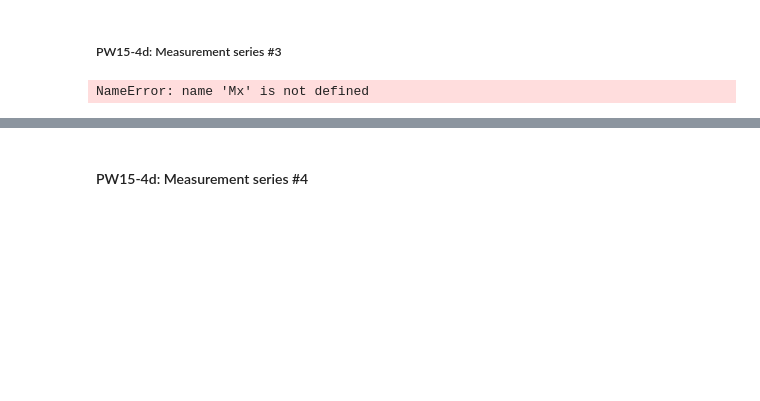
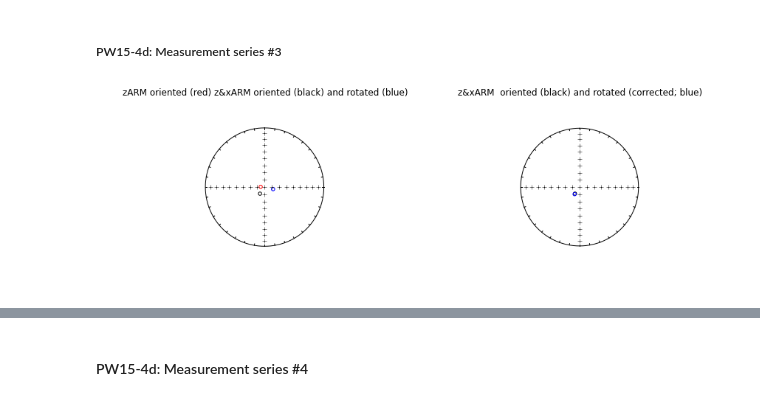
Before and after one commit to Swanson-Hysell-Group/2015_Feinberg-et-al_low-temp, a Jupyter notebook: Code/LowT_Data_Analysis.ipynb, the cells around one changed output, grey strips where cells are left out. Cells and saved outputs as stored; diff of their text form; code cells hidden in the pictures; blank space fills up the shorter version.

```diff
--- a/Code/LowT_Data_Analysis.ipynb
+++ b/Code/LowT_Data_Analysis.ipynb
@@ -2250,52 +2276,58 @@ zARMxARM_rotated=[]
 
 #negative z-axis ARM (0.1 mT bias field in 200 mT AF field)
 for n in range(375,376):
-    Mx_full,My_full,Mz_full=Mx[n],My[n],Mz[n]
+    Mx_full=PW15_data['Mx[Am2]'][n]
+    My_full=PW15_data['My[Am2]'][n]
+    Mz_full=PW15_data['Mz[Am2]'][n]
     zARM_oriented.append([Mx_full,My_full,Mz_full])
 
 #negative z-axis ARM (0.1 mT bias field in 200 mT AF field) + negative x-axis ARM (0.2 mT bias field in 5 mT AF field)
 for n in range(377,378):
-    Mx_full,My_full,Mz_full=Mx[n],My[n],Mz[n]
+    Mx_full=PW15_data['Mx[Am2]'][n]
+    My_full=PW15_data['My[Am2]'][n]
+    Mz_full=PW15_data['Mz[Am2]'][n]
     zARMxARM_oriented.append([Mx_full,My_full,Mz_full])
 
 #negative z-axis ARM (0.1 mT bias field in 200 mT AF field) + negative x-axis ARM (0.2 mT bias field in 5 mT AF field) rotated about z-axis
 for n in range(378,379):
-    Mx_full,My_full,Mz_full=Mx[n],My[n],Mz[n]
+    Mx_full=PW15_data['Mx[Am2]'][n]
+    My_full=PW15_data['My[Am2]'][n]
+    Mz_full=PW15_data['Mz[Am2]'][n]
     zARMxARM_rotated.append([Mx_full,My_full,Mz_full])
 
 zARM_oriented_directions=pmag.cart2dir(zARM_oriented)
 zARMxARM_oriented_directions=pmag.cart2dir(zARMxARM_oriented)
 zARMxARM_rotated_directions=pmag.cart2dir(zARMxARM_rotated)
 
 #rotate the rotated directions about the z-axis to correspond to the oriented measurement
 angle =  zARMxARM_oriented_directions.item(0) - zARMxARM_rotated_directions.item(0)
 
-x_prime = Mx[378]*np.cos(np.radians(angle)) - My[378]*np.sin(np.radians(angle))
-y_prime = Mx[378]*np.sin(np.radians(angle)) + My[378]*np.cos(np.radians(angle))
-z_prime = Mz[378]
+x_prime = PW15_data['Mx[Am2]'][378]*np.cos(np.radians(angle)) - PW15_data['My[Am2]'][378]*np.sin(np.radians(angle))
+y_prime = PW15_data['Mx[Am2]'][378]*np.sin(np.radians(angle)) + PW15_data['My[Am2]'][378]*np.cos(np.radians(angle))
+z_prime = PW15_data['Mz[Am2]'][378]
 
 zARMxARM_rotated_prime = [[x_prime,y_prime,z_prime]]
 zARMxARM_rotated_directions_prime=pmag.cart2dir(zARMxARM_rotated_prime)
 
 #plot the oriented measurements and the rotated measurement
 fignum = 1
 plt.figure(num=fignum,figsize=(12,4),dpi=160)
 ax1 = plt.subplot(121)
 pmagplotlib.plotNET(fignum)
 IPmag.iplotDI(zARM_oriented_directions,'r')
 IPmag.iplotDI(zARMxARM_oriented_directions,'k')
 IPmag.iplotDI(zARMxARM_rotated_directions,'b')
 plt.title('zARM oriented (red) z&xARM oriented (black) and rotated (blue)');
 plt.savefig('code_output/PW15-4d_eqarea_ARMex.svg')
 
 #plot the oriented measurement and the corrected rotated measurement
 ax1 = plt.subplot(122)
 pmagplotlib.plotNET(fignum)
 IPmag.iplotDI(zARMxARM_oriented_directions,'k')
 IPmag.iplotDI(zARMxARM_rotated_directions_prime,'b')
 plt.title('z&xARM  oriented (black) and rotated (corrected; blue)');
 # %% [output]
-NameError: name 'Mx' is not defined
+[figure, added]
 # %%
 #these values were needed to plot with the low-temp cycling data
 #on the vector component and equal area plot
```
Also changed, not shown: parts of 12 cells of this notebook.
